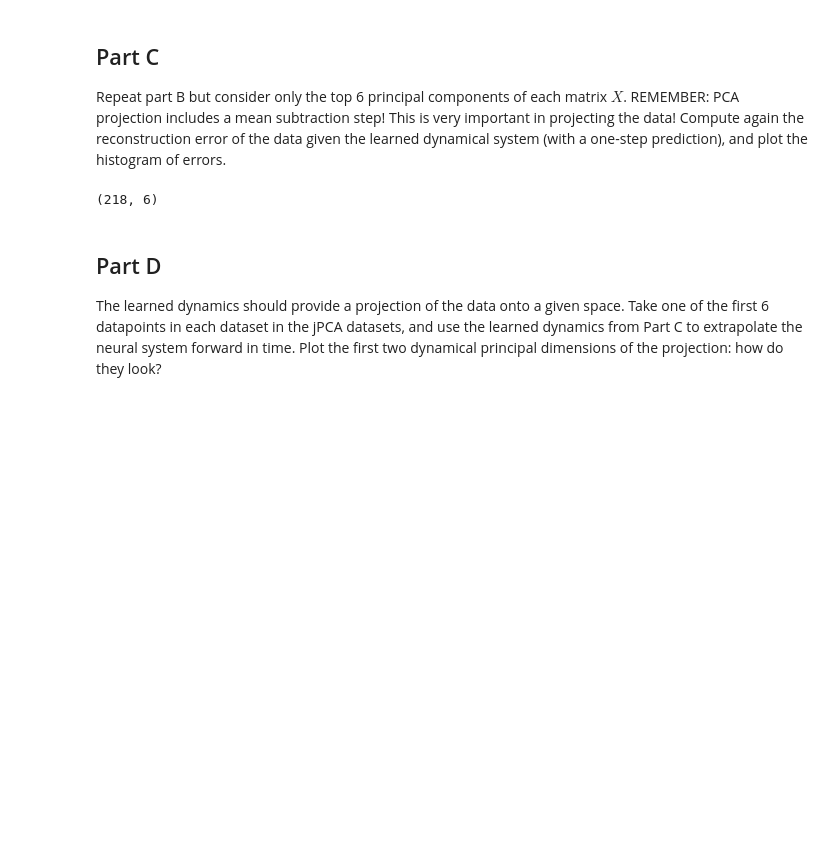
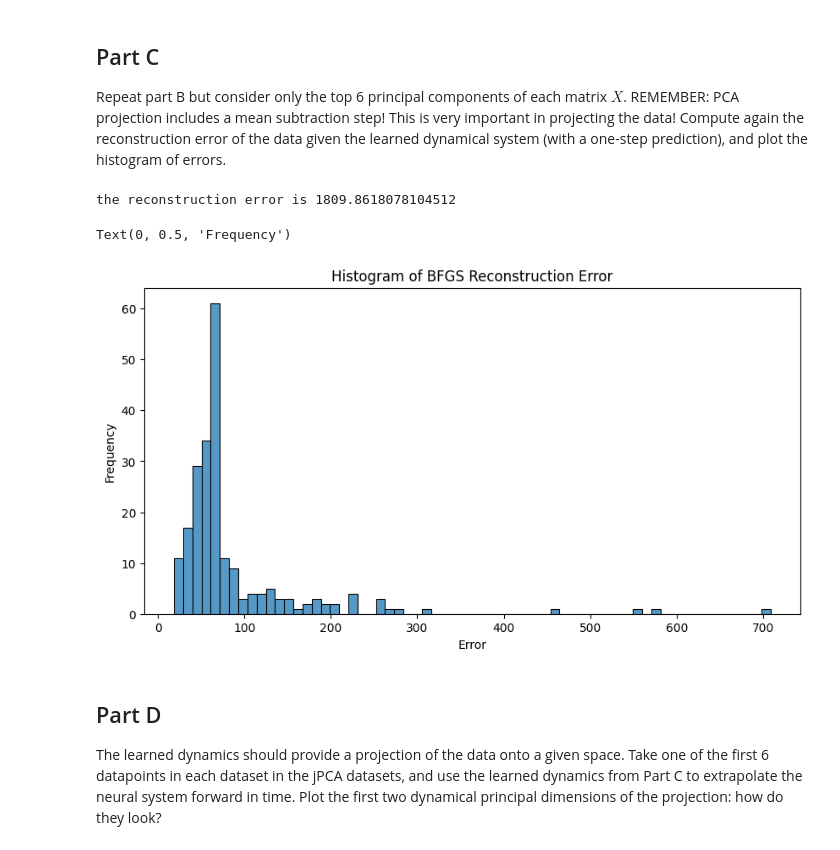
Before and after one commit to skyetomez/NSC_HW2, a Jupyter notebook: sthom215_main_ex_2.ipynb, the cells around one changed output. Cells and saved outputs as stored; diff of their text form; code cells hidden in the pictures; blank space fills up the shorter version.

```diff
--- a/sthom215_main_ex_2.ipynb
+++ b/sthom215_main_ex_2.ipynb
@@ -505,13 +505,38 @@ REMEMBER: PCA projection includes a mean subtraction step! This is very importan
 # %%
 from sklearn.decomposition import PCA
 
+pwd = Path().cwd()
+fname = 'exampleData.mat'
+fpath = pwd / fname
+
+bin = 1
+
+COND = 27
+mat, time_bins = loadData(COND, fpath)
+# beginning changes in the system
+
 num_components = 6
 pca = PCA(n_components=num_components)
-fit_mat = pca.fit_transform(mat27)
+fit_mat = pca.fit_transform(mat)
+
+x0, x1 = get_delayed_matrices(fit_mat)
+dx = x1 - x0
-# %%
-fit_mat.shape
-# %% [output]
-(218, 6)
+# %%
+A_lstsq = np.linalg.lstsq(x0.T, dx.T, rcond=None)[0]
+recon =  A_lstsq @ x0
+reconsterror = la.norm(x1 - recon, ord='fro')
+print(f'the reconstruction error is {reconsterror}')
+# %% [output]
+the reconstruction error is 1809.8618078104512
+# %%
+plt.figure(figsize=(10, 5))
+sns.histplot(la.norm(recon - x1, ord=2, axis=1), label='BFGS')
+plt.title('Histogram of BFGS Reconstruction Error')
+plt.xlabel('Error')
+plt.ylabel('Frequency')
+# %% [output]
+Text(0, 0.5, 'Frequency')
+[figure, added]
 # %% [markdown]
 ## Part D
 The learned dynamics should provide a projection of the data onto a given space. Take
```
Also changed, not shown: parts of 10 cells of this notebook, 1 other file.
